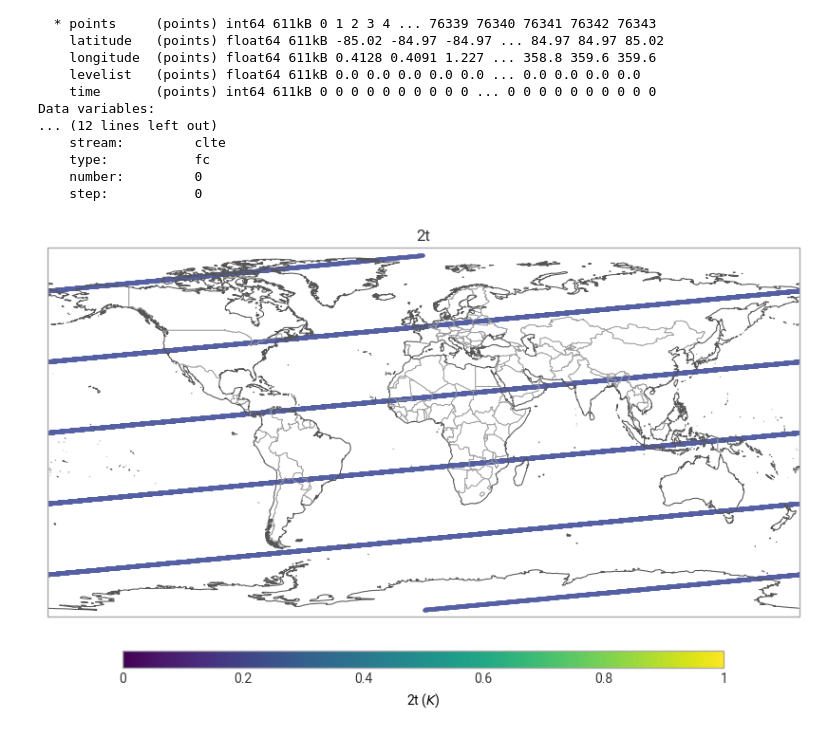
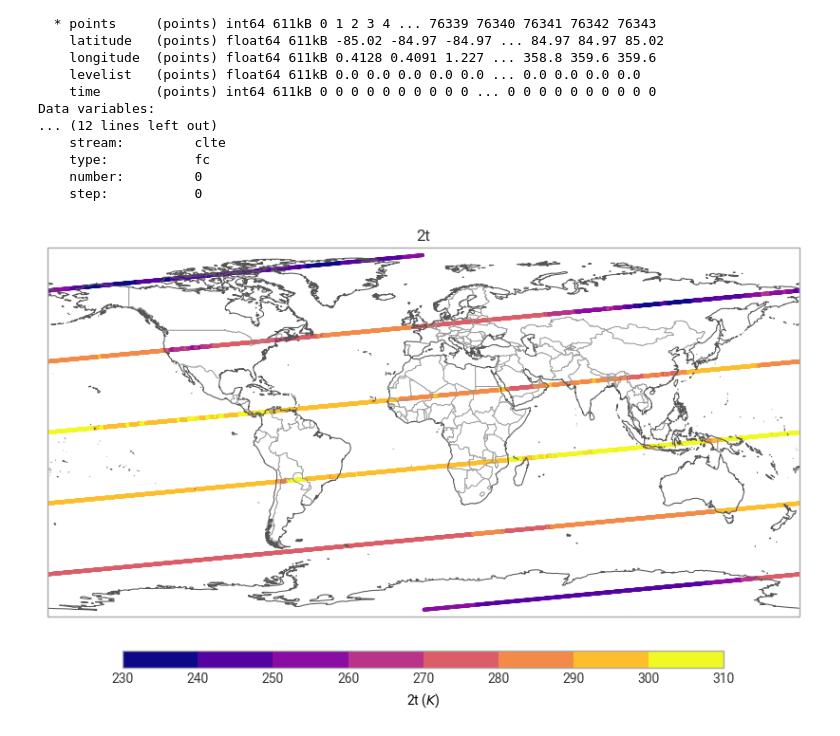
Before and after one commit to trackow/polytope-examples, a Jupyter notebook: climate-dt/climate-dt-earthkit-fe-trajectory.ipynb, the cells around one changed output. Cells and saved outputs as stored; diff of their text form; code cells hidden in the pictures.

Commit message:
fixing point cloud output

```diff
--- a/climate-dt/climate-dt-earthkit-fe-trajectory.ipynb
+++ b/climate-dt/climate-dt-earthkit-fe-trajectory.ipynb
@@ -100,11 +100,15 @@ Data variables:
     step:           0
 # %%
 chart = earthkit.plots.Map()
-chart.point_cloud(da['2t'], x="longitude", y="latitude")
+chart.point_cloud(
+    da['2t'],
+    # x="longitude",
+    # y="latitude"
+)
 chart.coastlines()
 chart.borders()
 chart.title("{variable_name}")
 chart.legend()
 chart.show()
 # %% [output]
-[figure, old version]
+[figure, new version]
```
Also changed, not shown: 2 other files.
